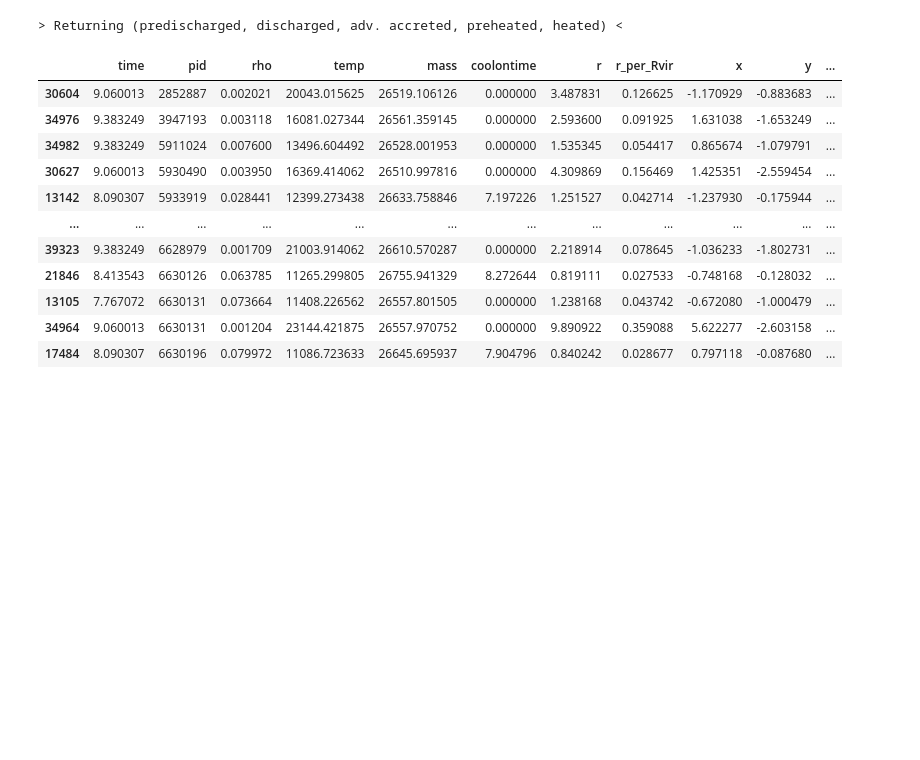
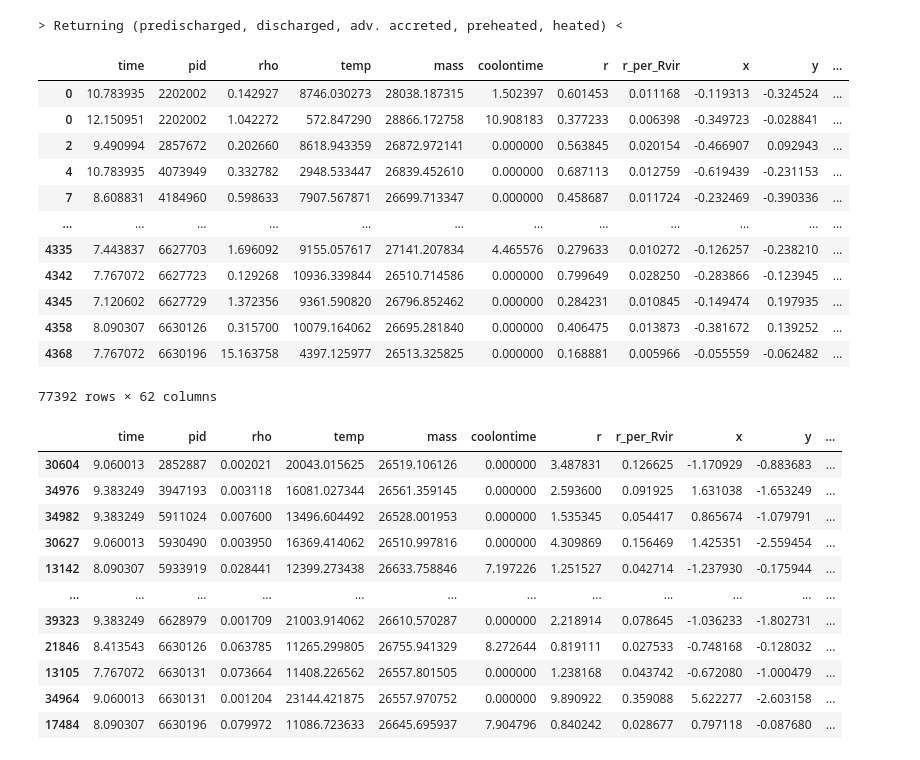
Before and after one commit to leoglonz/Astro_map, a Jupyter notebook: trackedparticles_chk2.ipynb, the cells around one changed output. Cells and saved outputs as stored; diff of their text form; code cells hidden in the pictures; blank space fills up the shorter version.

```diff
--- a/trackedparticles_chk2.ipynb
+++ b/trackedparticles_chk2.ipynb
@@ -14,8 +14,24 @@ from compiler_test import *
 from analysis import *
 # %%
-predischarged, discharged, reaccreted, preheated, heated = read_all_discharged()
+predischarged, discharged, preheated, heated = read_all_discharged()
 # %% [output]
 > Returning (predischarged, discharged, adv. accreted, preheated, heated) <
+# %%
+preheated
+# %% [output]
+|  | time | pid | rho | temp | mass | coolontime | r | r_per_Rvir | x | y | ... |
+| 0 | 10.783935 | 2202002 | 0.142927 | 8746.030273 | 28038.187315 | 1.502397 | 0.601453 | 0.011168 | -0.119313 | -0.324524 | ... |
+| 0 | 12.150951 | 2202002 | 1.042272 | 572.847290 | 28866.172758 | 10.908183 | 0.377233 | 0.006398 | -0.349723 | -0.028841 | ... |
+| 2 | 9.490994 | 2857672 | 0.202660 | 8618.943359 | 26872.972141 | 0.000000 | 0.563845 | 0.020154 | -0.466907 | 0.092943 | ... |
+| 4 | 10.783935 | 4073949 | 0.332782 | 2948.533447 | 26839.452610 | 0.000000 | 0.687113 | 0.012759 | -0.619439 | -0.231153 | ... |
+| 7 | 8.608831 | 4184960 | 0.598633 | 7907.567871 | 26699.713347 | 0.000000 | 0.458687 | 0.011724 | -0.232469 | -0.390336 | ... |
+| ... | ... | ... | ... | ... | ... | ... | ... | ... | ... | ... | ... |
+| 4335 | 7.443837 | 6627703 | 1.696092 | 9155.057617 | 27141.207834 | 4.465576 | 0.279633 | 0.010272 | -0.126257 | -0.238210 | ... |
+| 4342 | 7.767072 | 6627723 | 0.129268 | 10936.339844 | 26510.714586 | 0.000000 | 0.799649 | 0.028250 | -0.283866 | -0.123945 | ... |
+| 4345 | 7.120602 | 6627729 | 1.372356 | 9361.590820 | 26796.852462 | 0.000000 | 0.284231 | 0.010845 | -0.149474 | 0.197935 | ... |
+| 4358 | 8.090307 | 6630126 | 0.315700 | 10079.164062 | 26695.281840 | 0.000000 | 0.406475 | 0.013873 | -0.381672 | 0.139252 | ... |
+| 4368 | 7.767072 | 6630196 | 15.163758 | 4397.125977 | 26513.325825 | 0.000000 | 0.168881 | 0.005966 | -0.055559 | -0.062482 | ... |
+77392 rows × 62 columns
 # %%
 discharged[discharged.key=='h329_33']
 # %% [output]
```
Also changed, not shown: parts of 1 cell of this notebook, 7 other files.
